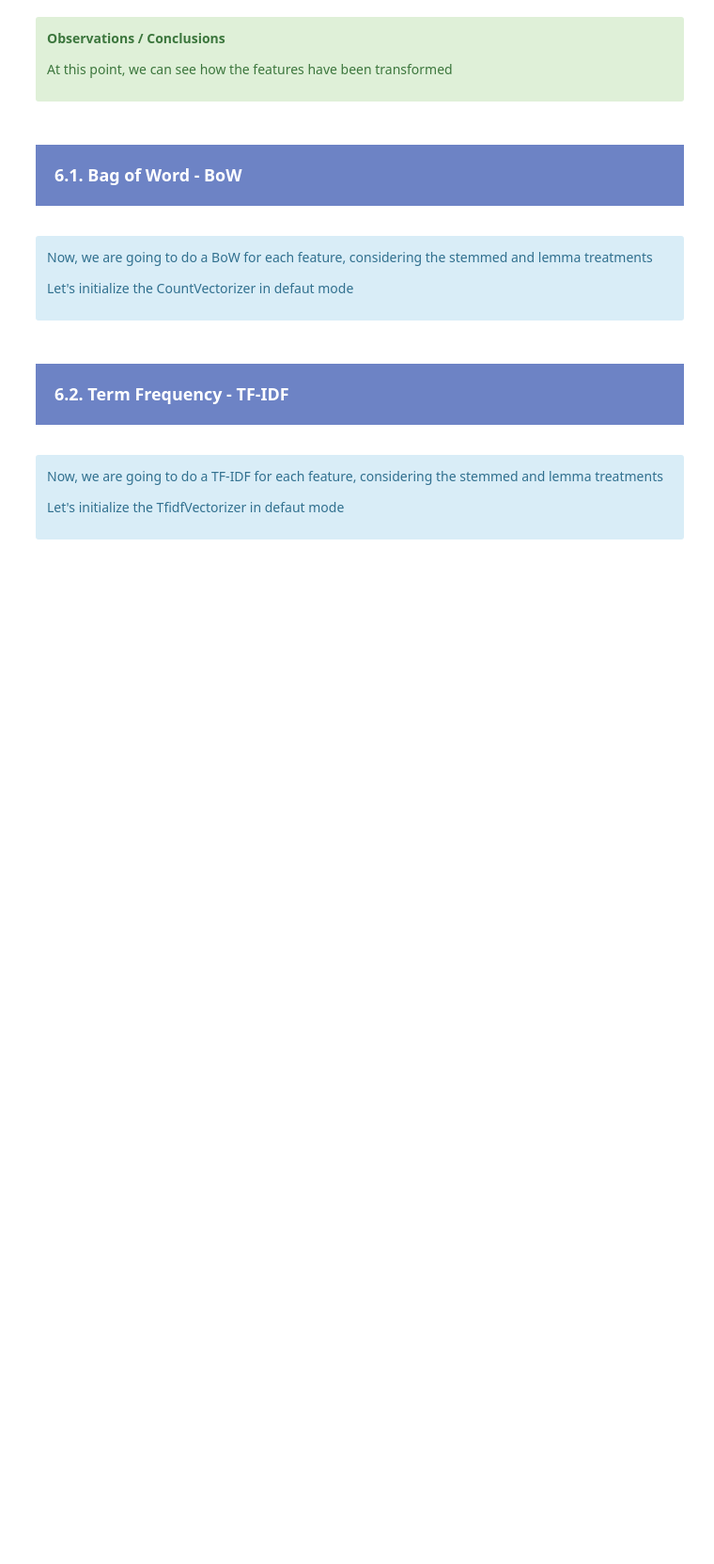
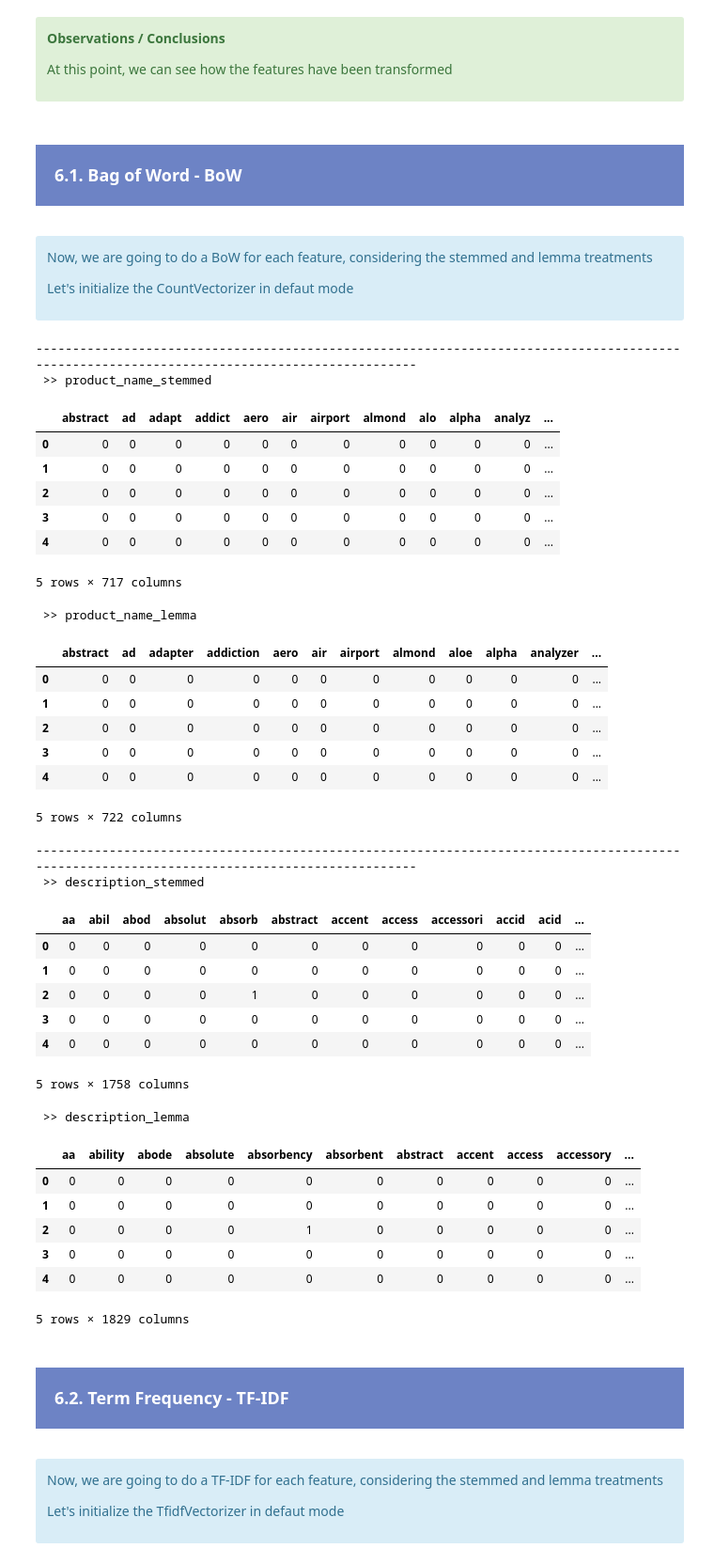
Before and after one commit to samirhinojosa/OC-P6-automatically-classify-consumer-goods, a Jupyter notebook: notebook.ipynb, the cells around one changed output. Shown at 94% size. Drawn from its saved outputs; the diff is of its cells as text; code cells hidden in the pictures; blank space fills up the shorter version.

```diff
--- a/notebook.ipynb
+++ b/notebook.ipynb
@@ -879,28 +923,58 @@ cv_vectorizer = CountVectorizer()
 # %%
 for col in text_columns:
 
     for var in ["stemmed", "lemma"]:
 
         globals()["bow_" + col + "_" + var] = cv_vectorizer.fit_transform(df_data[col + "_" + var].astype("U"))
         globals()["df_bow_" + col + "_" + var] = pd.DataFrame(globals()["bow_" + col + "_" + var].toarray(),
                                                               columns=cv_vectorizer.get_feature_names())
 
-print("-"*185)
+print("-"*140)
 print(" >> product_name_stemmed")
 display(df_bow_product_name_stemmed.head())
 print(" >> product_name_lemma")
 display(df_bow_product_name_lemma.head())
 print("\n")
-print("-"*185)
+print("-"*140)
 print(" >> description_stemmed")
 display(df_bow_description_stemmed.head())
 print(" >> description_lemma")
 display(df_bow_description_lemma.head())
-print("-"*185)
-print(" >> brand_stemmed")
-display(df_bow_description_stemmed.head())
-print(" >> brand_lemma")
-display(df_bow_description_lemma.head())
+# %% [output]
+--------------------------------------------------------------------------------------------------------------------------------------------
+ >> product_name_stemmed
+|  | abstract | ad | adapt | addict | aero | air | airport | almond | alo | alpha | analyz | ... |
+| 0 | 0 | 0 | 0 | 0 | 0 | 0 | 0 | 0 | 0 | 0 | 0 | ... |
+| 1 | 0 | 0 | 0 | 0 | 0 | 0 | 0 | 0 | 0 | 0 | 0 | ... |
+| 2 | 0 | 0 | 0 | 0 | 0 | 0 | 0 | 0 | 0 | 0 | 0 | ... |
+| 3 | 0 | 0 | 0 | 0 | 0 | 0 | 0 | 0 | 0 | 0 | 0 | ... |
+| 4 | 0 | 0 | 0 | 0 | 0 | 0 | 0 | 0 | 0 | 0 | 0 | ... |
+5 rows × 717 columns
+ >> product_name_lemma
+|  | abstract | ad | adapter | addiction | aero | air | airport | almond | aloe | alpha | analyzer | ... |
+| 0 | 0 | 0 | 0 | 0 | 0 | 0 | 0 | 0 | 0 | 0 | 0 | ... |
+| 1 | 0 | 0 | 0 | 0 | 0 | 0 | 0 | 0 | 0 | 0 | 0 | ... |
+| 2 | 0 | 0 | 0 | 0 | 0 | 0 | 0 | 0 | 0 | 0 | 0 | ... |
+| 3 | 0 | 0 | 0 | 0 | 0 | 0 | 0 | 0 | 0 | 0 | 0 | ... |
+| 4 | 0 | 0 | 0 | 0 | 0 | 0 | 0 | 0 | 0 | 0 | 0 | ... |
+5 rows × 722 columns
+--------------------------------------------------------------------------------------------------------------------------------------------
+ >> description_stemmed
+|  | aa | abil | abod | absolut | absorb | abstract | accent | access | accessori | accid | acid | ... |
+| 0 | 0 | 0 | 0 | 0 | 0 | 0 | 0 | 0 | 0 | 0 | 0 | ... |
+| 1 | 0 | 0 | 0 | 0 | 0 | 0 | 0 | 0 | 0 | 0 | 0 | ... |
+| 2 | 0 | 0 | 0 | 0 | 1 | 0 | 0 | 0 | 0 | 0 | 0 | ... |
+| 3 | 0 | 0 | 0 | 0 | 0 | 0 | 0 | 0 | 0 | 0 | 0 | ... |
+| 4 | 0 | 0 | 0 | 0 | 0 | 0 | 0 | 0 | 0 | 0 | 0 | ... |
+5 rows × 1758 columns
+ >> description_lemma
+|  | aa | ability | abode | absolute | absorbency | absorbent | abstract | accent | access | accessory | ... |
+| 0 | 0 | 0 | 0 | 0 | 0 | 0 | 0 | 0 | 0 | 0 | ... |
+| 1 | 0 | 0 | 0 | 0 | 0 | 0 | 0 | 0 | 0 | 0 | ... |
+| 2 | 0 | 0 | 0 | 0 | 1 | 0 | 0 | 0 | 0 | 0 | ... |
+| 3 | 0 | 0 | 0 | 0 | 0 | 0 | 0 | 0 | 0 | 0 | ... |
+| 4 | 0 | 0 | 0 | 0 | 0 | 0 | 0 | 0 | 0 | 0 | ... |
+5 rows × 1829 columns
 # %% [markdown]
 <div style="background-color: #6D83C5;" >
     <h3 style="margin: auto; padding: 20px; color:#fff; ">6.2. Term Frequency - TF-IDF</h3>
```
Also changed, not shown: parts of 10 cells of this notebook.
